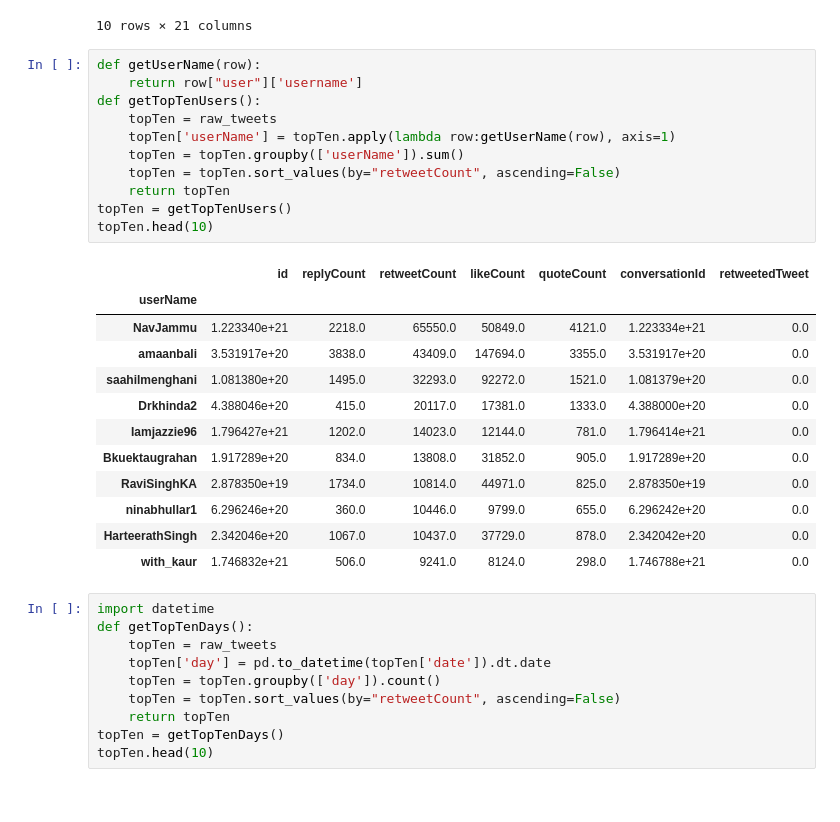
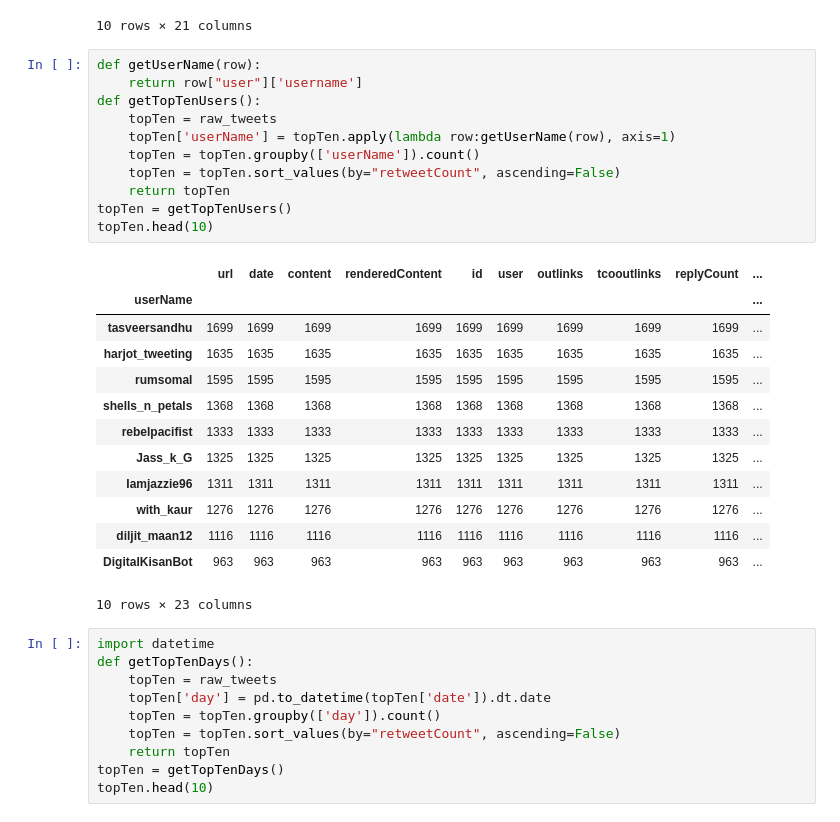
Before and after one commit to juanicortesl/git-flow-activity, a Jupyter notebook: activity.ipynb, the cells around one changed output. Drawn from its saved outputs; the diff is of its cells as text.

Commit message:
top ten users fixed

```diff
--- a/activity.ipynb
+++ b/activity.ipynb
@@ -38,27 +38,28 @@ topTen.head(10)
 # %%
 def getUserName(row):
     return row["user"]['username']
 def getTopTenUsers():
     topTen = raw_tweets
     topTen['userName'] = topTen.apply(lambda row:getUserName(row), axis=1)
-    topTen = topTen.groupby(['userName']).sum()
+    topTen = topTen.groupby(['userName']).count()
     topTen = topTen.sort_values(by="retweetCount", ascending=False)
     return topTen
 topTen = getTopTenUsers()
 topTen.head(10)
 # %% [output]
-|  | id | replyCount | retweetCount | likeCount | quoteCount | conversationId | retweetedTweet |
-| userName |  |  |  |  |  |  |  |
-| NavJammu | 1.223340e+21 | 2218.0 | 65550.0 | 50849.0 | 4121.0 | 1.223334e+21 | 0.0 |
-| amaanbali | 3.531917e+20 | 3838.0 | 43409.0 | 147694.0 | 3355.0 | 3.531917e+20 | 0.0 |
-| saahilmenghani | 1.081380e+20 | 1495.0 | 32293.0 | 92272.0 | 1521.0 | 1.081379e+20 | 0.0 |
-| Drkhinda2 | 4.388046e+20 | 415.0 | 20117.0 | 17381.0 | 1333.0 | 4.388000e+20 | 0.0 |
-| Iamjazzie96 | 1.796427e+21 | 1202.0 | 14023.0 | 12144.0 | 781.0 | 1.796414e+21 | 0.0 |
-| Bkuektaugrahan | 1.917289e+20 | 834.0 | 13808.0 | 31852.0 | 905.0 | 1.917289e+20 | 0.0 |
-| RaviSinghKA | 2.878350e+19 | 1734.0 | 10814.0 | 44971.0 | 825.0 | 2.878350e+19 | 0.0 |
-| ninabhullar1 | 6.296246e+20 | 360.0 | 10446.0 | 9799.0 | 655.0 | 6.296242e+20 | 0.0 |
-| HarteerathSingh | 2.342046e+20 | 1067.0 | 10437.0 | 37729.0 | 878.0 | 2.342042e+20 | 0.0 |
-| with_kaur | 1.746832e+21 | 506.0 | 9241.0 | 8124.0 | 298.0 | 1.746788e+21 | 0.0 |
+|  | url | date | content | renderedContent | id | user | outlinks | tcooutlinks | replyCount | ... |
+| userName |  |  |  |  |  |  |  |  |  | ... |
+| tasveersandhu | 1699 | 1699 | 1699 | 1699 | 1699 | 1699 | 1699 | 1699 | 1699 | ... |
+| harjot_tweeting | 1635 | 1635 | 1635 | 1635 | 1635 | 1635 | 1635 | 1635 | 1635 | ... |
+| rumsomal | 1595 | 1595 | 1595 | 1595 | 1595 | 1595 | 1595 | 1595 | 1595 | ... |
+| shells_n_petals | 1368 | 1368 | 1368 | 1368 | 1368 | 1368 | 1368 | 1368 | 1368 | ... |
+| rebelpacifist | 1333 | 1333 | 1333 | 1333 | 1333 | 1333 | 1333 | 1333 | 1333 | ... |
+| Jass_k_G | 1325 | 1325 | 1325 | 1325 | 1325 | 1325 | 1325 | 1325 | 1325 | ... |
+| Iamjazzie96 | 1311 | 1311 | 1311 | 1311 | 1311 | 1311 | 1311 | 1311 | 1311 | ... |
+| with_kaur | 1276 | 1276 | 1276 | 1276 | 1276 | 1276 | 1276 | 1276 | 1276 | ... |
+| diljit_maan12 | 1116 | 1116 | 1116 | 1116 | 1116 | 1116 | 1116 | 1116 | 1116 | ... |
+| DigitalKisanBot | 963 | 963 | 963 | 963 | 963 | 963 | 963 | 963 | 963 | ... |
+10 rows × 23 columns
 # %%
 import datetime
 def getTopTenDays():
```
